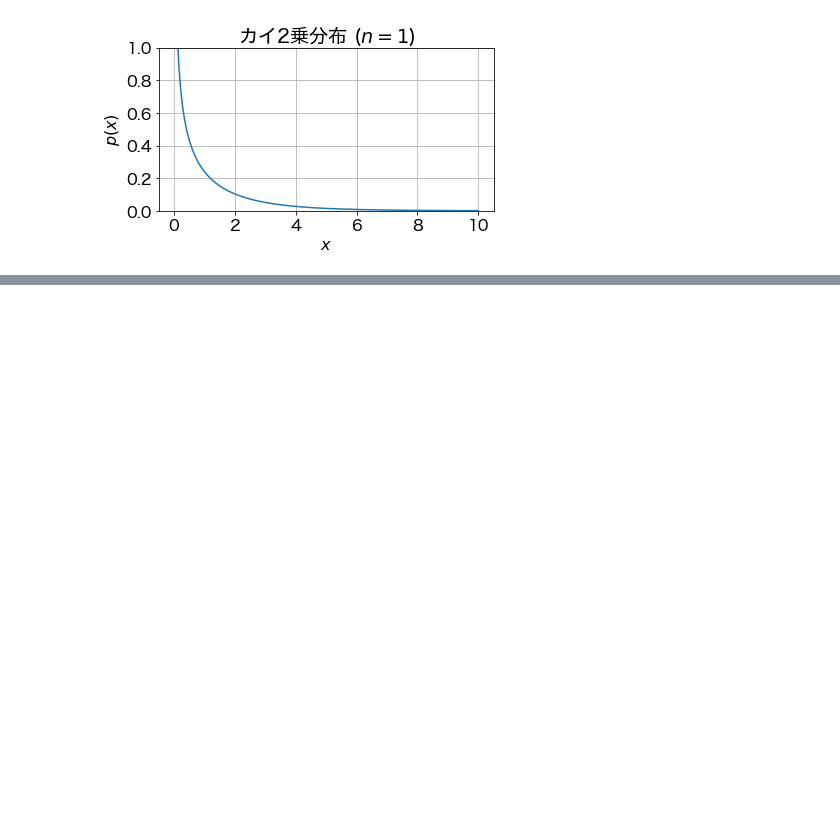
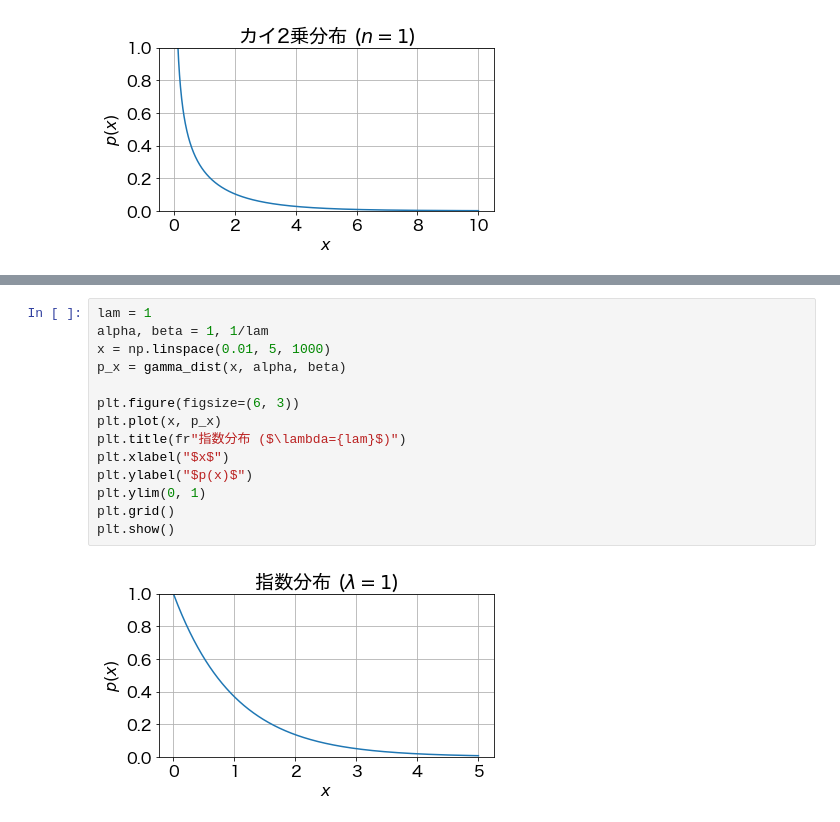
Before and after one commit to tkmyy/semi-prml, a Jupyter notebook: chapter_2/continuous_probability_distributions.ipynb, the cells around one changed output, grey strips where cells are left out. Cells and saved outputs as stored; diff of their text form; blank space fills up the shorter version.

```diff
--- a/chapter_2/continuous_probability_distributions.ipynb
+++ b/chapter_2/continuous_probability_distributions.ipynb
@@ -291,0 +326,16 @@ plt.show()
+# %%
+lam = 1
+alpha, beta = 1, 1/lam
+x = np.linspace(0.01, 5, 1000)
+p_x = gamma_dist(x, alpha, beta)
+
+plt.figure(figsize=(6, 3))
+plt.plot(x, p_x)
+plt.title(fr"指数分布 ($\lambda={lam}$)")
+plt.xlabel("$x$")
+plt.ylabel("$p(x)$")
+plt.ylim(0, 1)
+plt.grid()
+plt.show()
+# %% [output]
+[figure, added]
```
Also changed, not shown: parts of 1 cell of this notebook.
